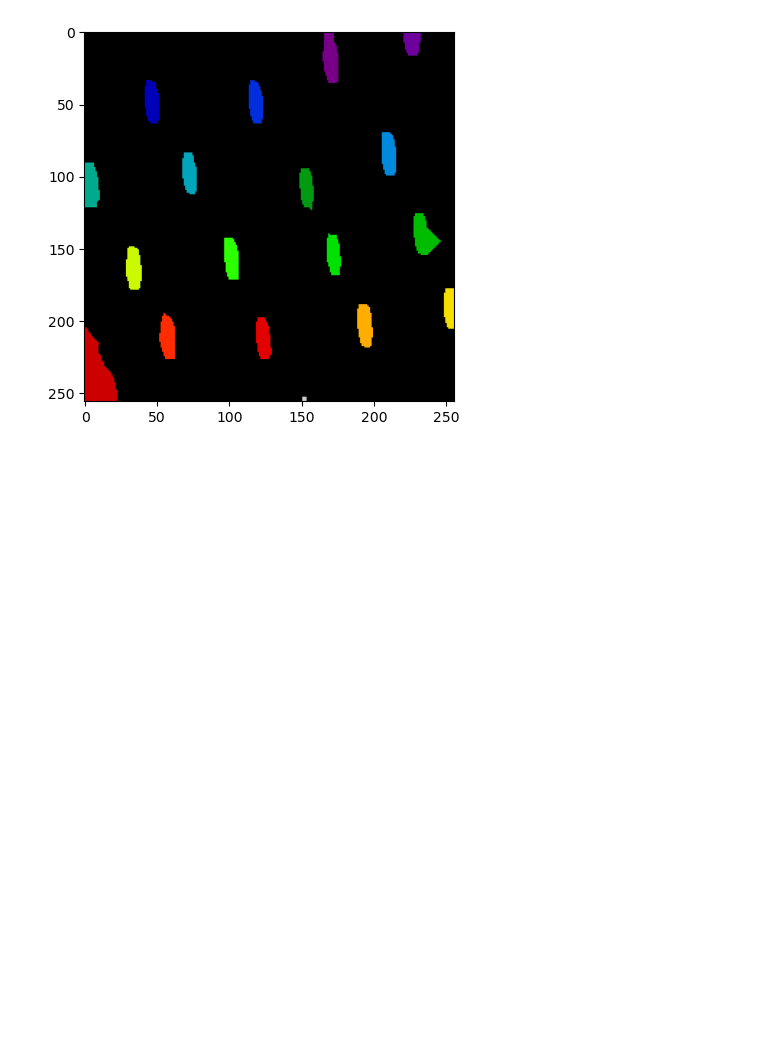
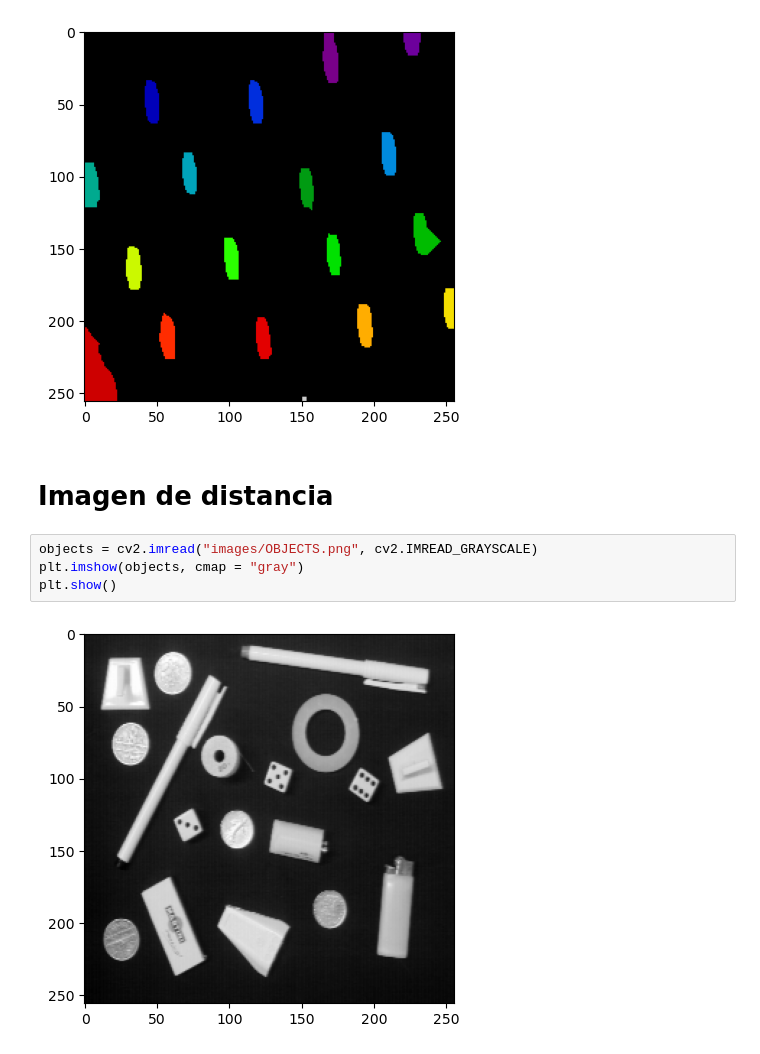
Before and after one commit to ImagenesYVision/Taller6, a Jupyter notebook: Taller6.ipynb, the cells around one changed output. Drawn from its saved outputs; the diff is of its cells as text; blank space fills up the shorter version.

```diff
--- a/Taller6.ipynb
+++ b/Taller6.ipynb
@@ -301,3 +301,11 @@ plt.imshow(connected_components, cmap="nipy_spectral")
 plt.show()
 # %% [output]
 [figure]
+# %% [markdown]
+# Imagen de distancia
+# %%
+objects = cv2.imread("images/OBJECTS.png", cv2.IMREAD_GRAYSCALE)
+plt.imshow(objects, cmap = "gray")
+plt.show()
+# %% [output]
+[figure, added]
```
Also changed, not shown: parts of 11 cells of this notebook.
